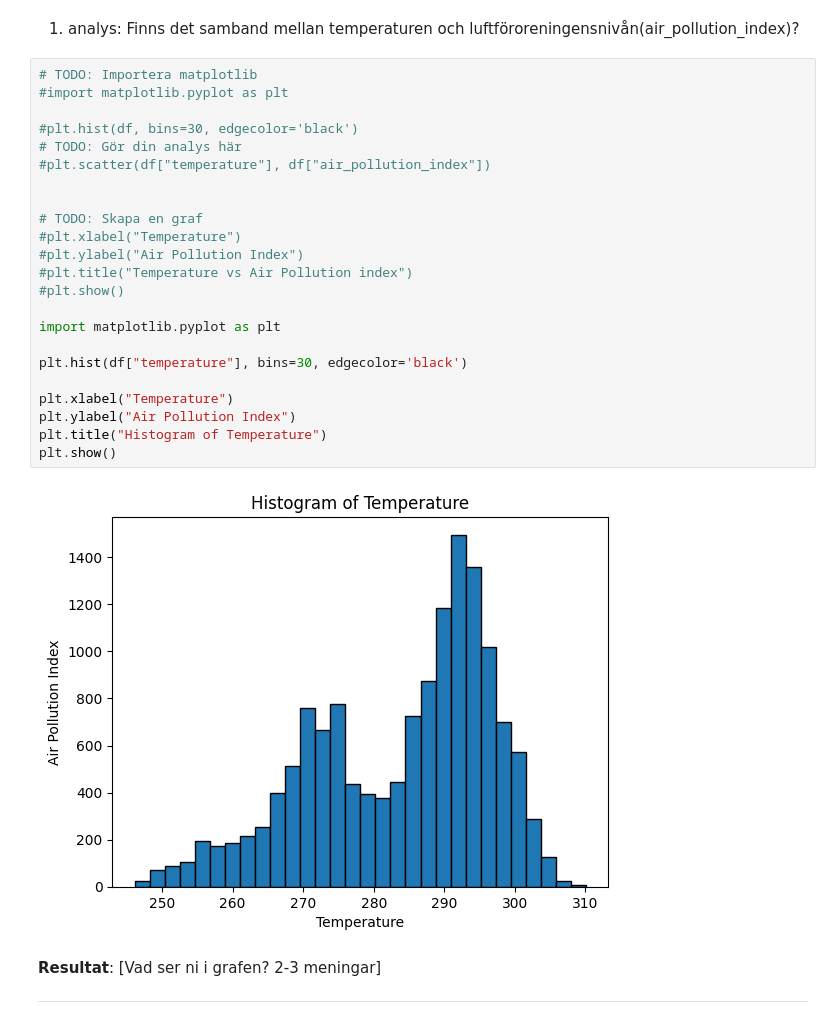
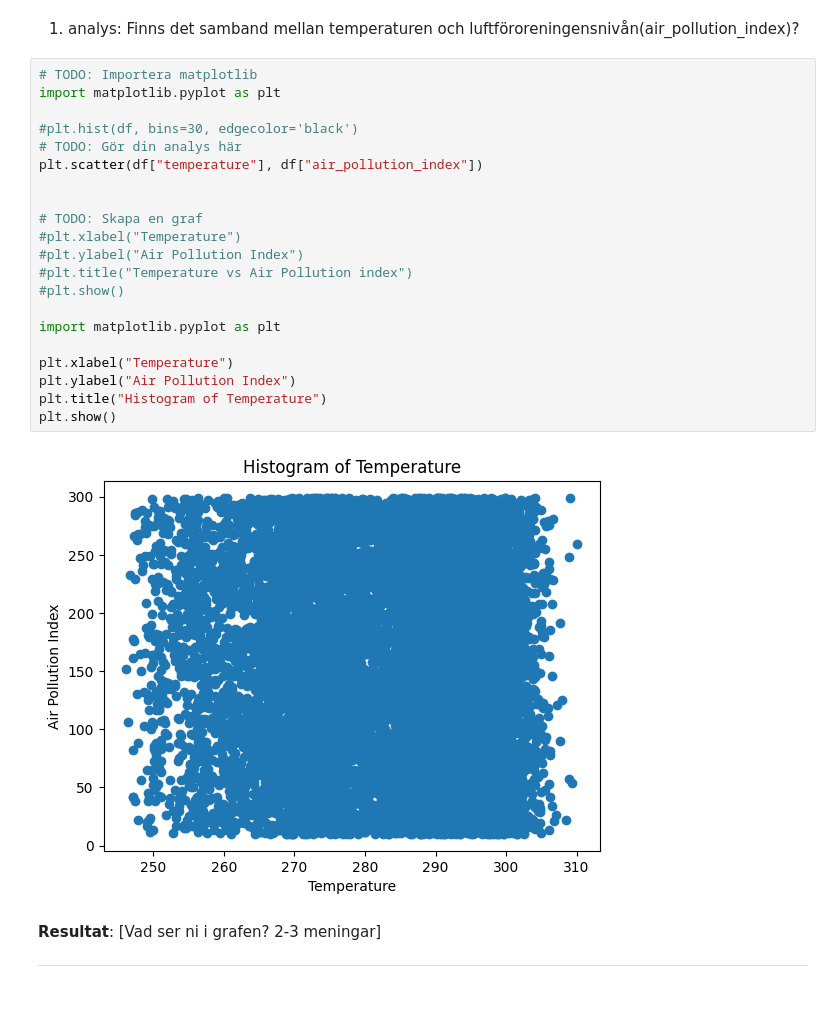
Before and after one commit to regissoren7/big-data-iot-labs, a Jupyter notebook: mini-projekt/Mohamed.Filimon.ipynb, the cells around one changed output. Cells and saved outputs as stored; diff of their text form.

```diff
--- a/mini-projekt/Mohamed.Filimon.ipynb
+++ b/mini-projekt/Mohamed.Filimon.ipynb
@@ -126,29 +126,27 @@ datan är bra skick men det finns endas saknade värden och det är kolmnunen is
 1. analys: Finns det samband mellan temperaturen och luftföroreningensnivån(air_pollution_index)?
 # %%
 # TODO: Importera matplotlib
-#import matplotlib.pyplot as plt
+import matplotlib.pyplot as plt
 
 #plt.hist(df, bins=30, edgecolor='black')
 # TODO: Gör din analys här
-#plt.scatter(df["temperature"], df["air_pollution_index"])
+plt.scatter(df["temperature"], df["air_pollution_index"])
 
 
 # TODO: Skapa en graf
 #plt.xlabel("Temperature")
 #plt.ylabel("Air Pollution Index")
 #plt.title("Temperature vs Air Pollution index")
 #plt.show()
 
 import matplotlib.pyplot as plt
 
-plt.hist(df["temperature"], bins=30, edgecolor='black')
-
 plt.xlabel("Temperature")
 plt.ylabel("Air Pollution Index")
 plt.title("Histogram of Temperature")
 plt.show()
 # %% [output]
-[figure, old version]
+[figure, new version]
 # %% [markdown]
 **Resultat**: [Vad ser ni i grafen? 2-3 meningar]
 
```
